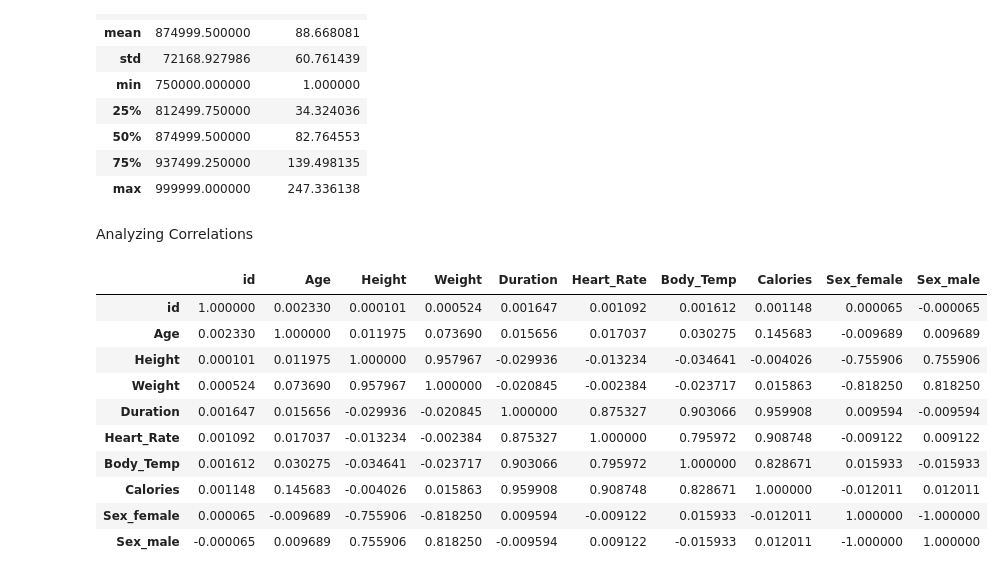
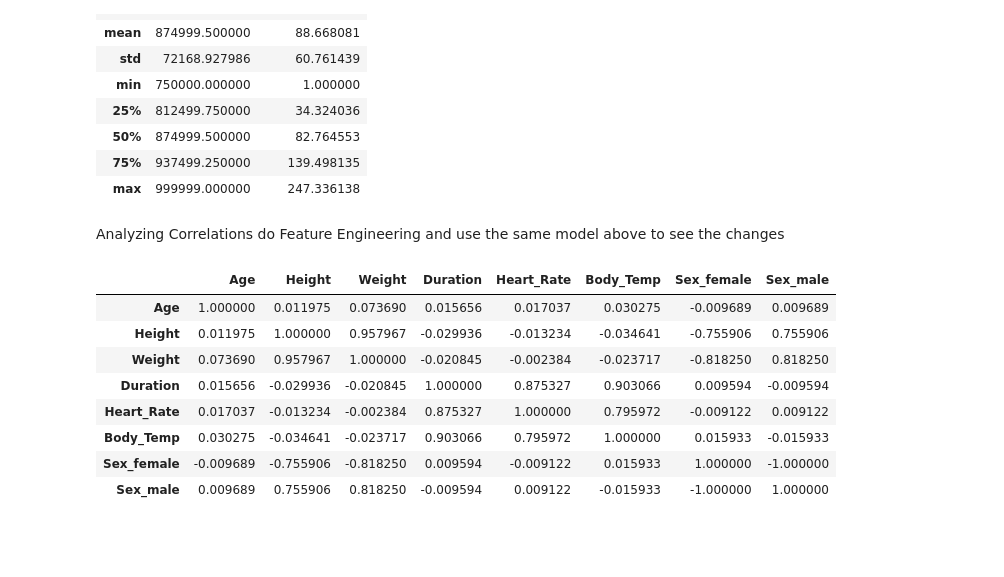
Before and after one commit to Dulina77/CalorieExpendition, a Jupyter notebook: Kagglecompetition_CalorieExpendition.ipynb, the cells around one changed output. Saved outputs shown, nothing was run; the diff lists cells and outputs as text; code cells hidden in the pictures; blank space fills up the shorter version.

```diff
--- a/Kagglecompetition_CalorieExpendition.ipynb
+++ b/Kagglecompetition_CalorieExpendition.ipynb
@@ -129,22 +129,20 @@ submission.describe()
 | 50% | 874999.500000 | 82.764553 |
 | 75% | 937499.250000 | 139.498135 |
 | max | 999999.000000 | 247.336138 |
-# %% [markdown]
-Analyzing Correlations
+# %% [markdown]
+Analyzing Correlations do Feature Engineering and use the same model above to see the changes
 # %%
-training_data.corr()
+X_train.corr()
 # %% [output]
-|  | id | Age | Height | Weight | Duration | Heart_Rate | Body_Temp | Calories | Sex_female | Sex_male |
-| id | 1.000000 | 0.002330 | 0.000101 | 0.000524 | 0.001647 | 0.001092 | 0.001612 | 0.001148 | 0.000065 | -0.000065 |
-| Age | 0.002330 | 1.000000 | 0.011975 | 0.073690 | 0.015656 | 0.017037 | 0.030275 | 0.145683 | -0.009689 | 0.009689 |
-| Height | 0.000101 | 0.011975 | 1.000000 | 0.957967 | -0.029936 | -0.013234 | -0.034641 | -0.004026 | -0.755906 | 0.755906 |
-| Weight | 0.000524 | 0.073690 | 0.957967 | 1.000000 | -0.020845 | -0.002384 | -0.023717 | 0.015863 | -0.818250 | 0.818250 |
-| Duration | 0.001647 | 0.015656 | -0.029936 | -0.020845 | 1.000000 | 0.875327 | 0.903066 | 0.959908 | 0.009594 | -0.009594 |
-| Heart_Rate | 0.001092 | 0.017037 | -0.013234 | -0.002384 | 0.875327 | 1.000000 | 0.795972 | 0.908748 | -0.009122 | 0.009122 |
-| Body_Temp | 0.001612 | 0.030275 | -0.034641 | -0.023717 | 0.903066 | 0.795972 | 1.000000 | 0.828671 | 0.015933 | -0.015933 |
-| Calories | 0.001148 | 0.145683 | -0.004026 | 0.015863 | 0.959908 | 0.908748 | 0.828671 | 1.000000 | -0.012011 | 0.012011 |
-| Sex_female | 0.000065 | -0.009689 | -0.755906 | -0.818250 | 0.009594 | -0.009122 | 0.015933 | -0.012011 | 1.000000 | -1.000000 |
-| Sex_male | -0.000065 | 0.009689 | 0.755906 | 0.818250 | -0.009594 | 0.009122 | -0.015933 | 0.012011 | -1.000000 | 1.000000 |
+|  | Age | Height | Weight | Duration | Heart_Rate | Body_Temp | Sex_female | Sex_male |
+| Age | 1.000000 | 0.011975 | 0.073690 | 0.015656 | 0.017037 | 0.030275 | -0.009689 | 0.009689 |
+| Height | 0.011975 | 1.000000 | 0.957967 | -0.029936 | -0.013234 | -0.034641 | -0.755906 | 0.755906 |
+| Weight | 0.073690 | 0.957967 | 1.000000 | -0.020845 | -0.002384 | -0.023717 | -0.818250 | 0.818250 |
+| Duration | 0.015656 | -0.029936 | -0.020845 | 1.000000 | 0.875327 | 0.903066 | 0.009594 | -0.009594 |
+| Heart_Rate | 0.017037 | -0.013234 | -0.002384 | 0.875327 | 1.000000 | 0.795972 | -0.009122 | 0.009122 |
+| Body_Temp | 0.030275 | -0.034641 | -0.023717 | 0.903066 | 0.795972 | 1.000000 | 0.015933 | -0.015933 |
+| Sex_female | -0.009689 | -0.755906 | -0.818250 | 0.009594 | -0.009122 | 0.015933 | 1.000000 | -1.000000 |
+| Sex_male | 0.009689 | 0.755906 | 0.818250 | -0.009594 | 0.009122 | -0.015933 | -1.000000 | 1.000000 |
 # %%
 import seaborn as sns
 
```
Also changed, not shown: parts of 13 cells of this notebook.
